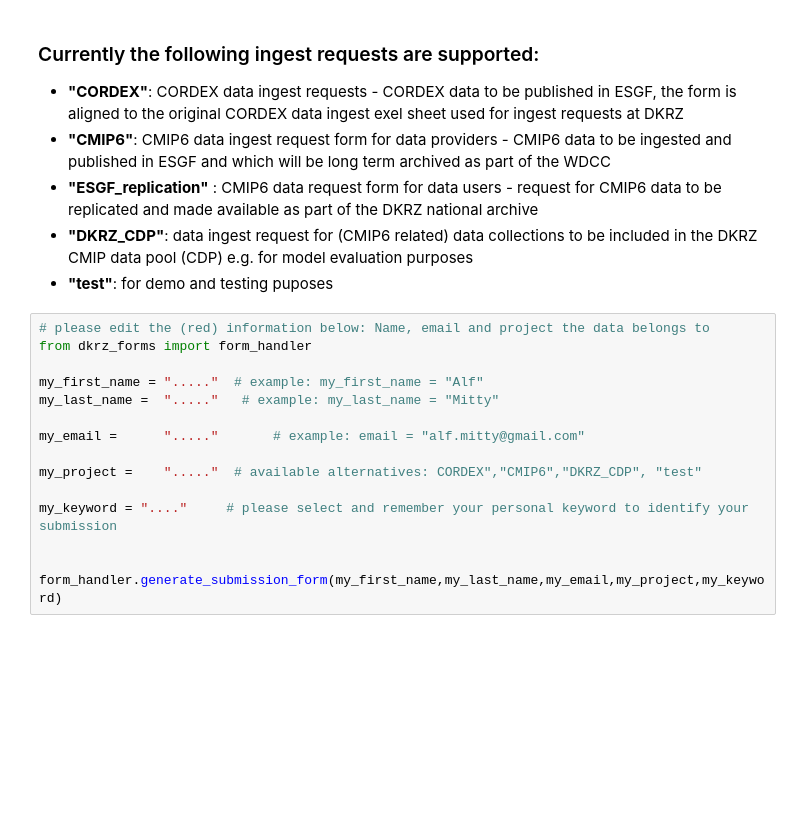
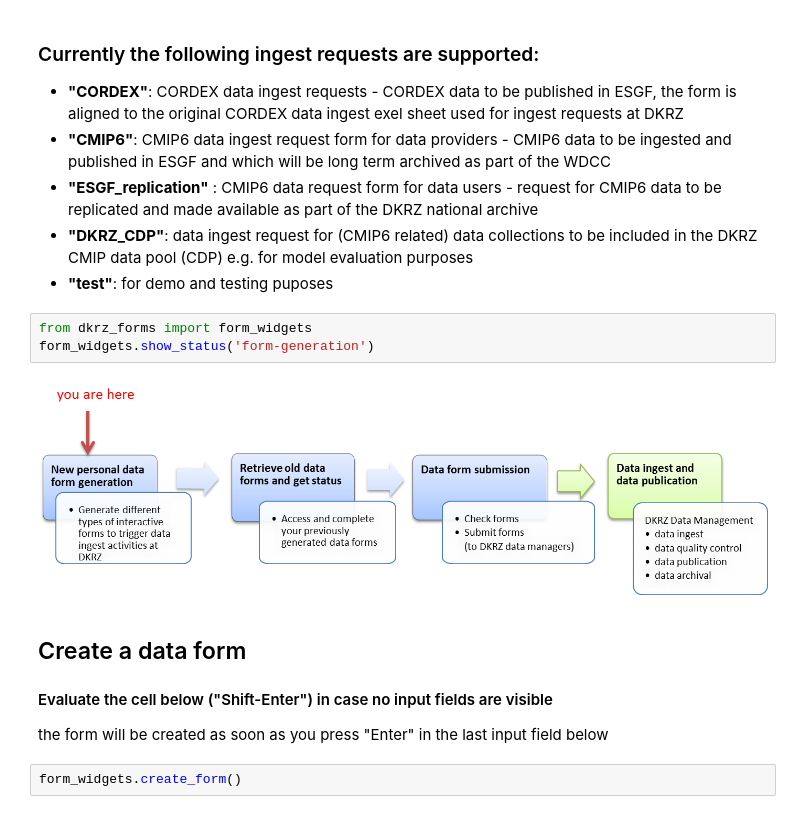
Before and after one commit to IS-ENES-Data/submission_forms, a Jupyter notebook: dkrz_forms/Templates/Create_Submission_Form.ipynb, the cells around one changed output. Saved outputs shown, nothing was run; the diff lists cells and outputs as text; blank space fills up the shorter version.

```diff
--- a/dkrz_forms/Templates/Create_Submission_Form.ipynb
+++ b/dkrz_forms/Templates/Create_Submission_Form.ipynb
@@ -15,18 +19,16 @@ please follow this link to edit your personal form
 - **"ESGF_replication"** : CMIP6 data request form for data users - request for CMIP6 data to be replicated and made available as part of the DKRZ national archive
 - **"DKRZ_CDP"**: data ingest request for (CMIP6 related) data collections to be included in the DKRZ CMIP data pool (CDP) e.g. for model evaluation purposes
 - **"test"**: for demo and testing puposes
-# %%
-# please edit the (red) information below: Name, email and project the data belongs to
-from dkrz_forms import form_handler
-
-my_first_name = "....."  # example: my_first_name = "Alf"
-my_last_name =  "....."   # example: my_last_name = "Mitty"
-
-my_email =      "....."       # example: email = "alf.mitty@gmail.com"
-
-my_project =    "....."  # available alternatives: CORDEX","CMIP6","DKRZ_CDP", "test"
-
-my_keyword = "...."     # please select and remember your personal keyword to identify your submission
-
-
-form_handler.generate_submission_form(my_first_name,my_last_name,my_email,my_project,my_keyword)
+# %%
+from dkrz_forms import form_widgets
+form_widgets.show_status('form-generation')
+# %% [output]
+[figure, added]
+# %% [markdown]
+## Create a data form
+
+#### Evaluate the cell below ("Shift-Enter") in case no input fields are visible
+
+the form will be created as soon as you press "Enter" in the last input field below
+# %%
+form_widgets.create_form()
```
Also changed, not shown: parts of 1 cell of this notebook, 6 other files.
